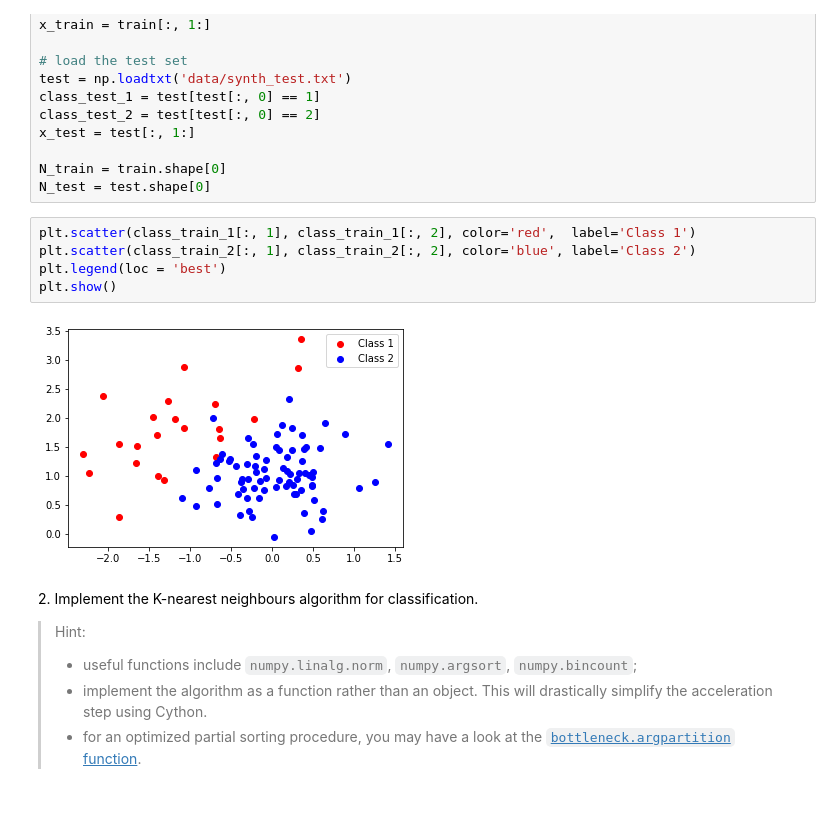
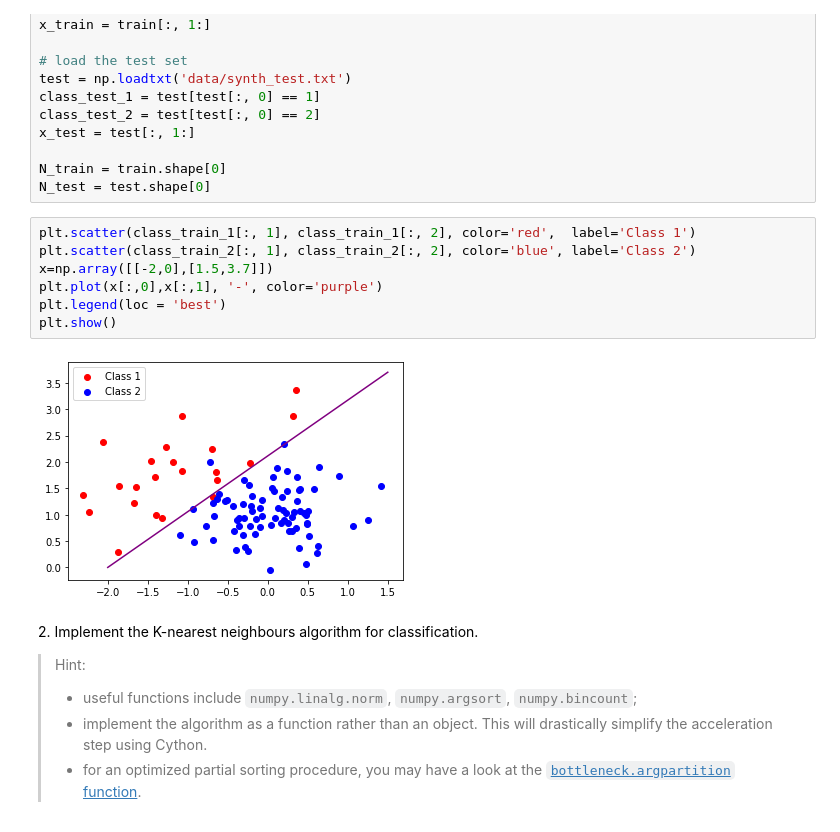
Before and after one commit to azagal952/sdi_python, a Jupyter notebook: Labs/Lab4/lab4.ipynb, the cells around one changed output. Cells and saved outputs as stored; diff of their text form.

```diff
--- a/Labs/Lab4/lab4.ipynb
+++ b/Labs/Lab4/lab4.ipynb
@@ -84,10 +81,12 @@ N_test = test.shape[0]
 # %%
 plt.scatter(class_train_1[:, 1], class_train_1[:, 2], color='red',  label='Class 1')
 plt.scatter(class_train_2[:, 1], class_train_2[:, 2], color='blue', label='Class 2')
+x=np.array([[-2,0],[1.5,3.7]])
+plt.plot(x[:,0],x[:,1], '-', color='purple')
 plt.legend(loc = 'best')
 plt.show()
 # %% [output]
-[figure, old version]
+[figure, new version]
 # %% [markdown]
 2\. Implement the K-nearest neighbours algorithm for classification.
 
```
Also changed, not shown: parts of 4 cells of this notebook, 4 other files.
